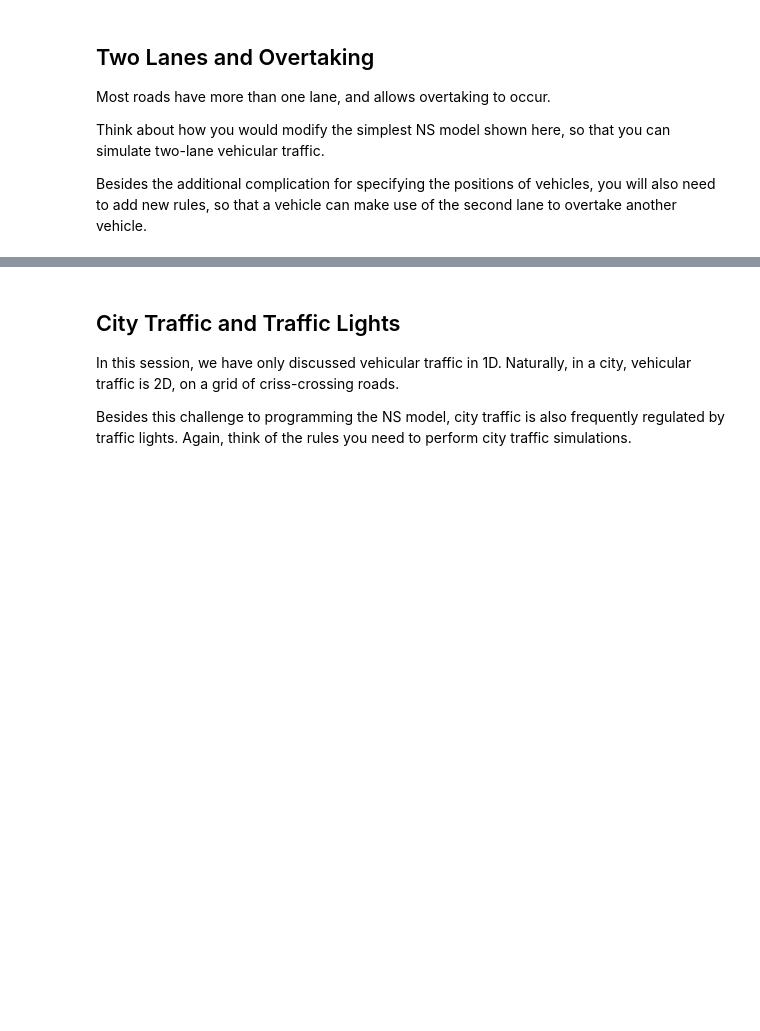
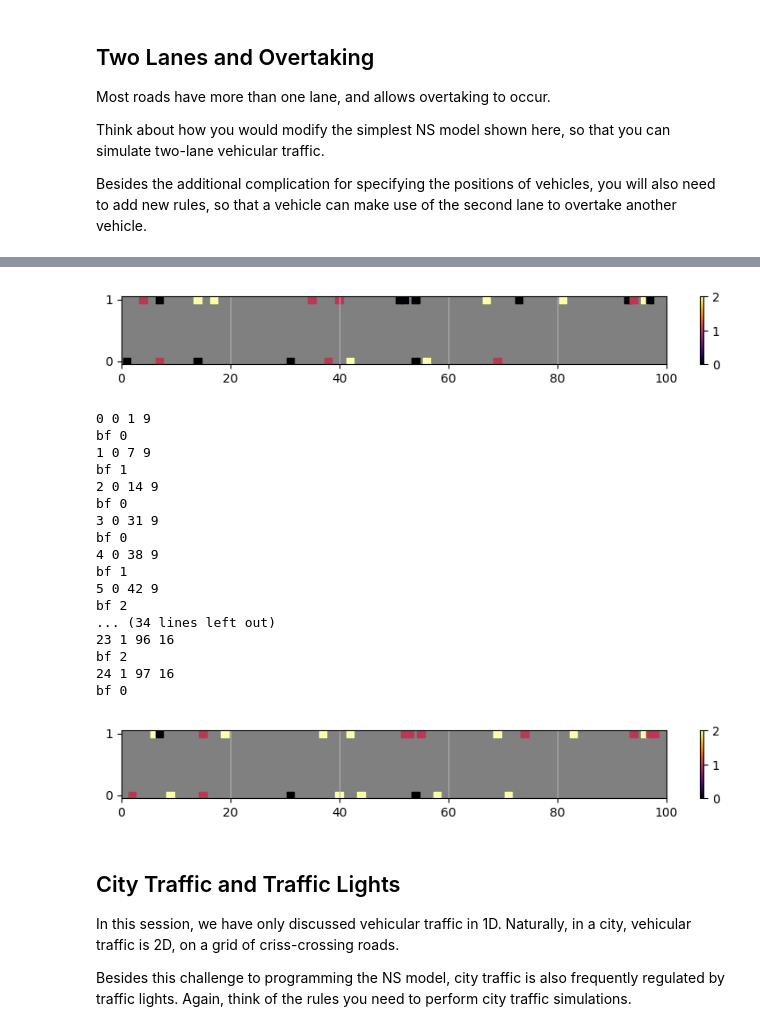
Before and after one commit to PunnawatSiri/Complexity_Science_Course, a Jupyter notebook: NagelSchreckenbergModel.ipynb, the cells around one changed output, grey strips where cells are left out. Cells and saved outputs as stored; diff of their text form; code cells hidden in the pictures; blank space fills up the shorter version.

```diff
--- a/NagelSchreckenbergModel.ipynb
+++ b/NagelSchreckenbergModel.ipynb
@@ -457,3 +549,27 @@ Besides the additional complication for specifying the positions of vehicles, yo
+# %%
+show_multilane(pos,vel)
+pos,vel = step_multilanes(pos,vel,L,N,lanes,p)
+show_multilane(pos,vel)
+# %% [output]
+[figure, added]
+0 0 1 9
+bf 0
+1 0 7 9
+bf 1
+2 0 14 9
+bf 0
+3 0 31 9
+bf 0
+4 0 38 9
+bf 1
+5 0 42 9
+bf 2
+... (34 lines left out)
+23 1 96 16
+bf 2
+24 1 97 16
+bf 0
+[figure, added]
 # %% [markdown]
 ## City Traffic and Traffic Lights
 
```
Also changed, not shown: parts of 8 cells of this notebook.
